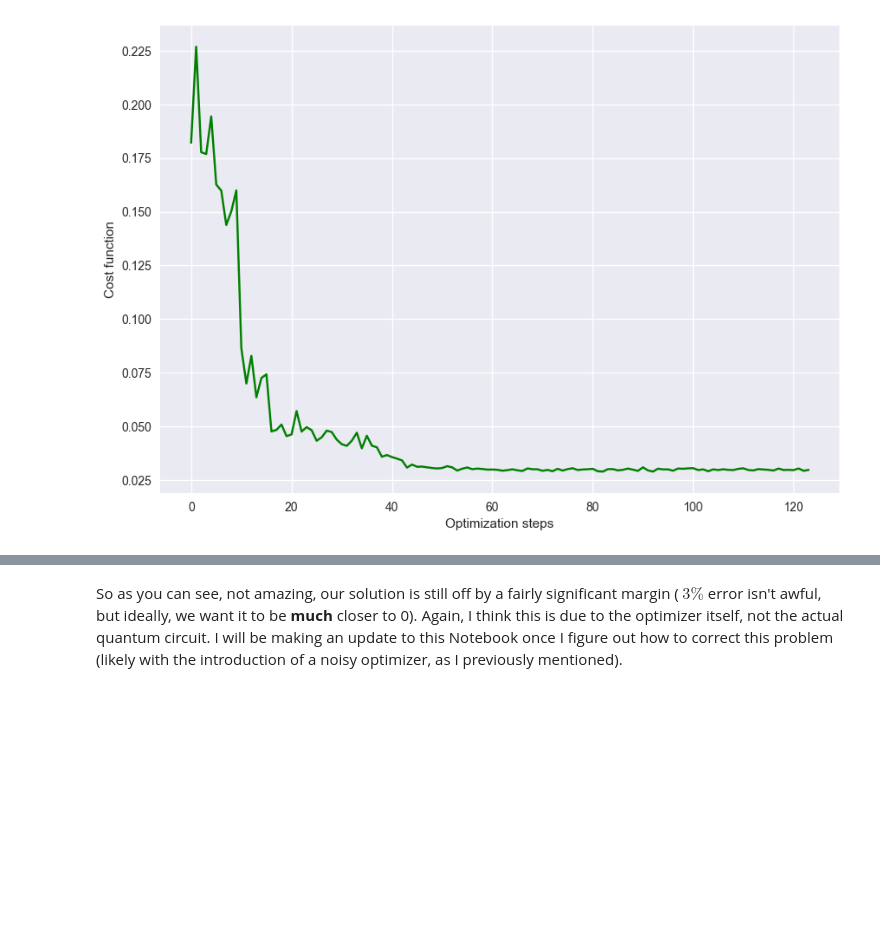
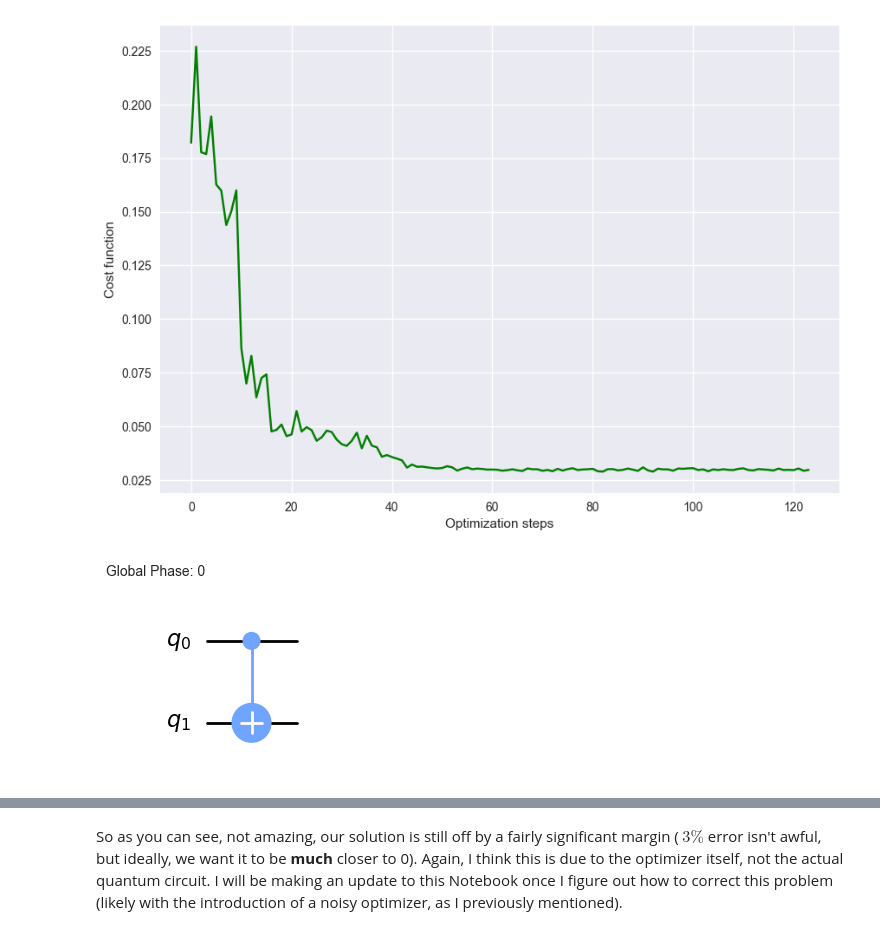
Before and after one commit to cezaris13/CourseWork, a Jupyter notebook: vqls.ipynb, the cells around one changed output, grey strips where cells are left out. Saved outputs shown, nothing was run; the diff lists cells and outputs as text; code cells hidden in the pictures; blank space fills up the shorter version.

```diff
--- a/vqls.ipynb
+++ b/vqls.ipynb
@@ -718,3 +715,22 @@ plotCost(costHistory)
    maxcv: 0.0
 0.0009725283186683949
 [figure]
+# %%
+from qiskit.quantum_info import Operator
+
+circuit = QuantumCircuit(2)
+
+cx = Operator([
+    [1, 0, 0, 0],
+    [0, 0, 0, 1],
+    [0, 0, 1, 0],
+    [0, 1, 0, 0]
+])
+circuit.unitary(cx, [0, 1], label='cx')
+circuit.draw(output="mpl")
+backend = Aer.get_backend('unitary_simulator')
+t_gate = transpile(circuit, backend, basis_gates=['cx', 'u3', 'u1', 'u2', 'id', 'x', 'y', 'z', 'h', 's', 'sdg', 't', 'tdg', 'swap', 'ccx', 'cccx', 'cswap'])
+t_gate.draw(output="mpl")
+# execute(circ, backend).result().get_unitary()
+# %% [output]
+[figure, added]
```
Also changed, not shown: parts of 2 cells of this notebook.
